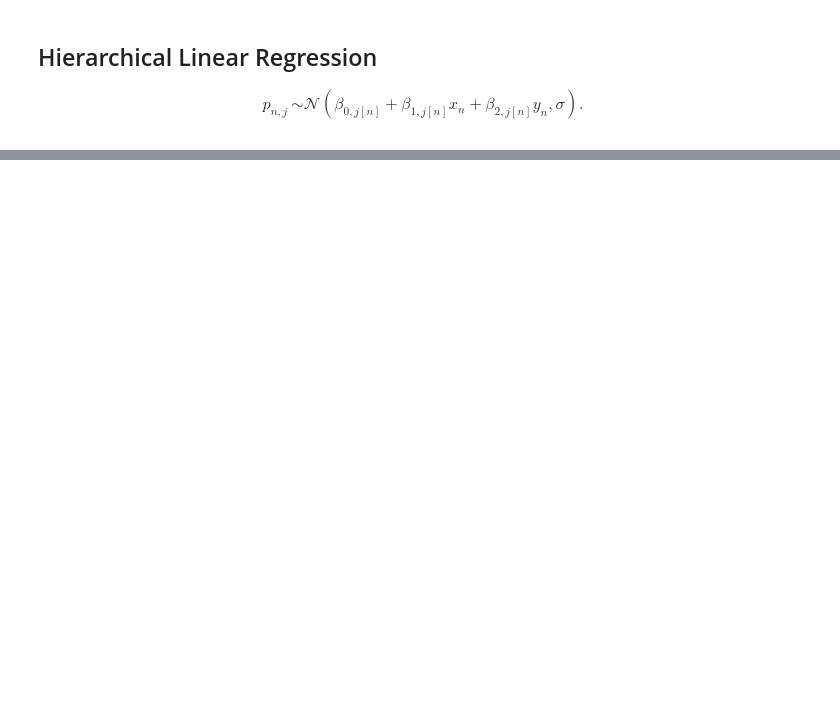
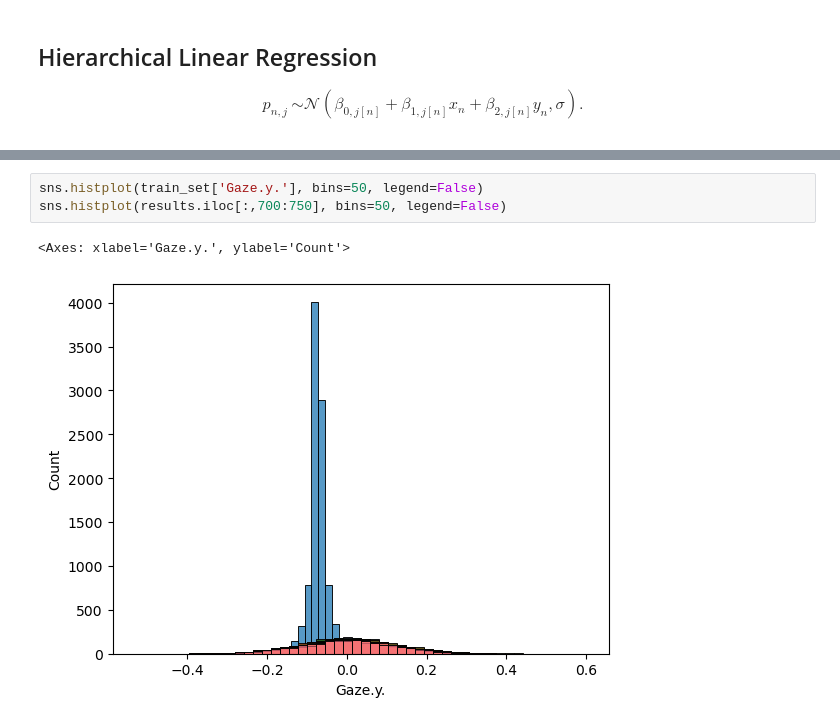
Before and after one commit to jerrymhuang/DreamDrone, a Jupyter notebook: FinalProject/exploration/hierarchical_gaze_stan.ipynb, the cells around one changed output, grey strips where cells are left out. Drawn from its saved outputs; the diff is of its cells as text; blank space fills up the shorter version.

```diff
--- a/FinalProject/exploration/hierarchical_gaze_stan.ipynb
+++ b/FinalProject/exploration/hierarchical_gaze_stan.ipynb
@@ -190,0 +204,6 @@ plt.tight_layout()
+# %%
+sns.histplot(train_set['Gaze.y.'], bins=50, legend=False)
+sns.histplot(results.iloc[:,700:750], bins=50, legend=False)
+# %% [output]
+<Axes: xlabel='Gaze.y.', ylabel='Count'>
+[figure, added]
```
Also changed, not shown: parts of 27 cells of this notebook.
